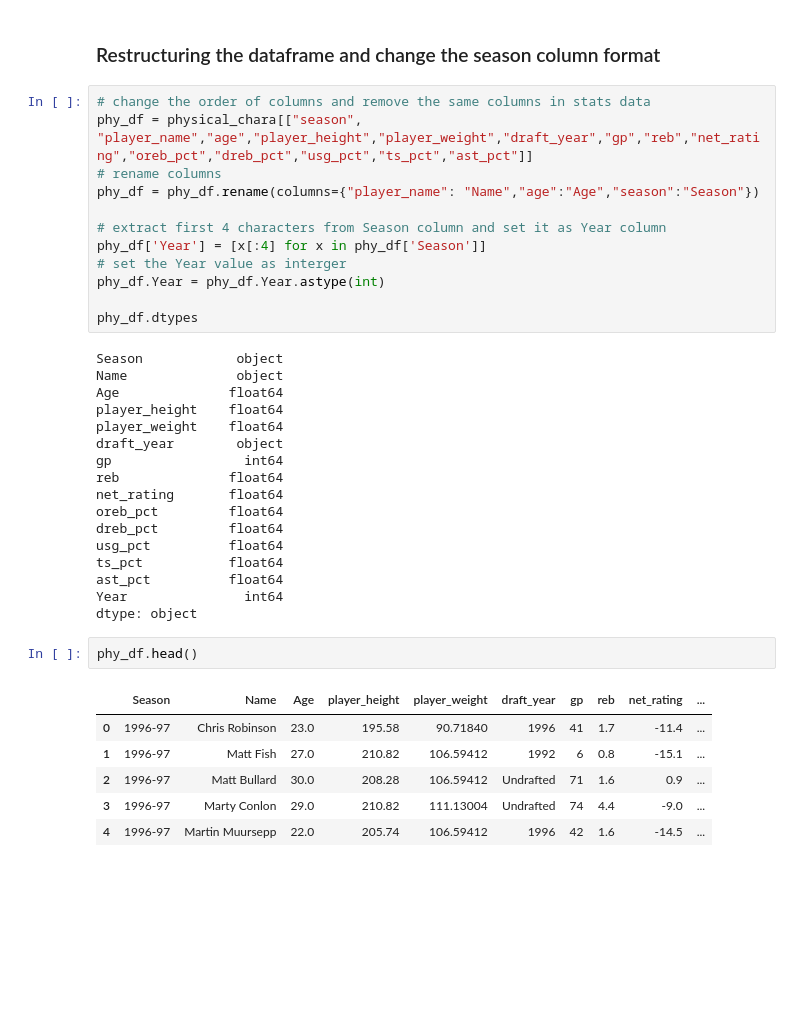
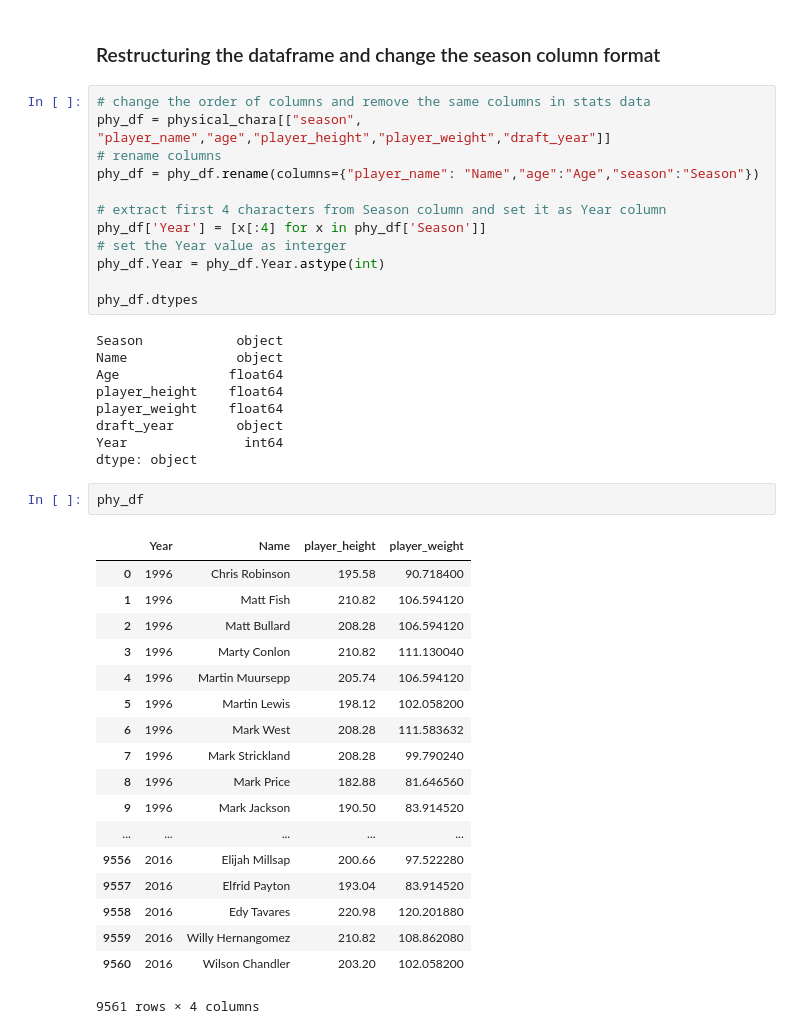
Before and after one commit to xudaiyanzi/NBA_players_salary, a Jupyter notebook: physical_characteristics/phy_chara.ipynb, the cells around one changed output. Cells and saved outputs as stored; diff of their text form; blank space fills up the shorter version.

```diff
--- a/physical_characteristics/phy_chara.ipynb
+++ b/physical_characteristics/phy_chara.ipynb
@@ -27,7 +27,7 @@ physical_chara.head()
 ### Restructuring the dataframe and change the season column format
 # %%
 # change the order of columns and remove the same columns in stats data
-phy_df = physical_chara[["season", "player_name","age","player_height","player_weight","draft_year","gp","reb","net_rating","oreb_pct","dreb_pct","usg_pct","ts_pct","ast_pct"]]
+phy_df = physical_chara[["season", "player_name","age","player_height","player_weight","draft_year"]]
 # rename columns
 phy_df = phy_df.rename(columns={"player_name": "Name","age":"Age","season":"Season"})
 
@@ -44,22 +44,26 @@ Age              float64
 player_height    float64
 player_weight    float64
 draft_year        object
-gp                 int64
-reb              float64
-net_rating       float64
-oreb_pct         float64
-dreb_pct         float64
-usg_pct          float64
-ts_pct           float64
-ast_pct          float64
 Year               int64
 dtype: object
 # %%
-phy_df.head()
+phy_df
 # %% [output]
-|  | Season | Name | Age | player_height | player_weight | draft_year | gp | reb | net_rating | ... |
-| 0 | 1996-97 | Chris Robinson | 23.0 | 195.58 | 90.71840 | 1996 | 41 | 1.7 | -11.4 | ... |
-| 1 | 1996-97 | Matt Fish | 27.0 | 210.82 | 106.59412 | 1992 | 6 | 0.8 | -15.1 | ... |
-| 2 | 1996-97 | Matt Bullard | 30.0 | 208.28 | 106.59412 | Undrafted | 71 | 1.6 | 0.9 | ... |
-| 3 | 1996-97 | Marty Conlon | 29.0 | 210.82 | 111.13004 | Undrafted | 74 | 4.4 | -9.0 | ... |
-| 4 | 1996-97 | Martin Muursepp | 22.0 | 205.74 | 106.59412 | 1996 | 42 | 1.6 | -14.5 | ... |
+|  | Year | Name | player_height | player_weight |
+| 0 | 1996 | Chris Robinson | 195.58 | 90.718400 |
+| 1 | 1996 | Matt Fish | 210.82 | 106.594120 |
+| 2 | 1996 | Matt Bullard | 208.28 | 106.594120 |
+| 3 | 1996 | Marty Conlon | 210.82 | 111.130040 |
+| 4 | 1996 | Martin Muursepp | 205.74 | 106.594120 |
+| 5 | 1996 | Martin Lewis | 198.12 | 102.058200 |
+| 6 | 1996 | Mark West | 208.28 | 111.583632 |
+| 7 | 1996 | Mark Strickland | 208.28 | 99.790240 |
+| 8 | 1996 | Mark Price | 182.88 | 81.646560 |
+| 9 | 1996 | Mark Jackson | 190.50 | 83.914520 |
+| ... | ... | ... | ... | ... |
+| 9556 | 2016 | Elijah Millsap | 200.66 | 97.522280 |
+| 9557 | 2016 | Elfrid Payton | 193.04 | 83.914520 |
+| 9558 | 2016 | Edy Tavares | 220.98 | 120.201880 |
+| 9559 | 2016 | Willy Hernangomez | 210.82 | 108.862080 |
+| 9560 | 2016 | Wilson Chandler | 203.20 | 102.058200 |
+9561 rows × 4 columns
```
Also changed, not shown: parts of 3 cells of this notebook, 1 other file.
